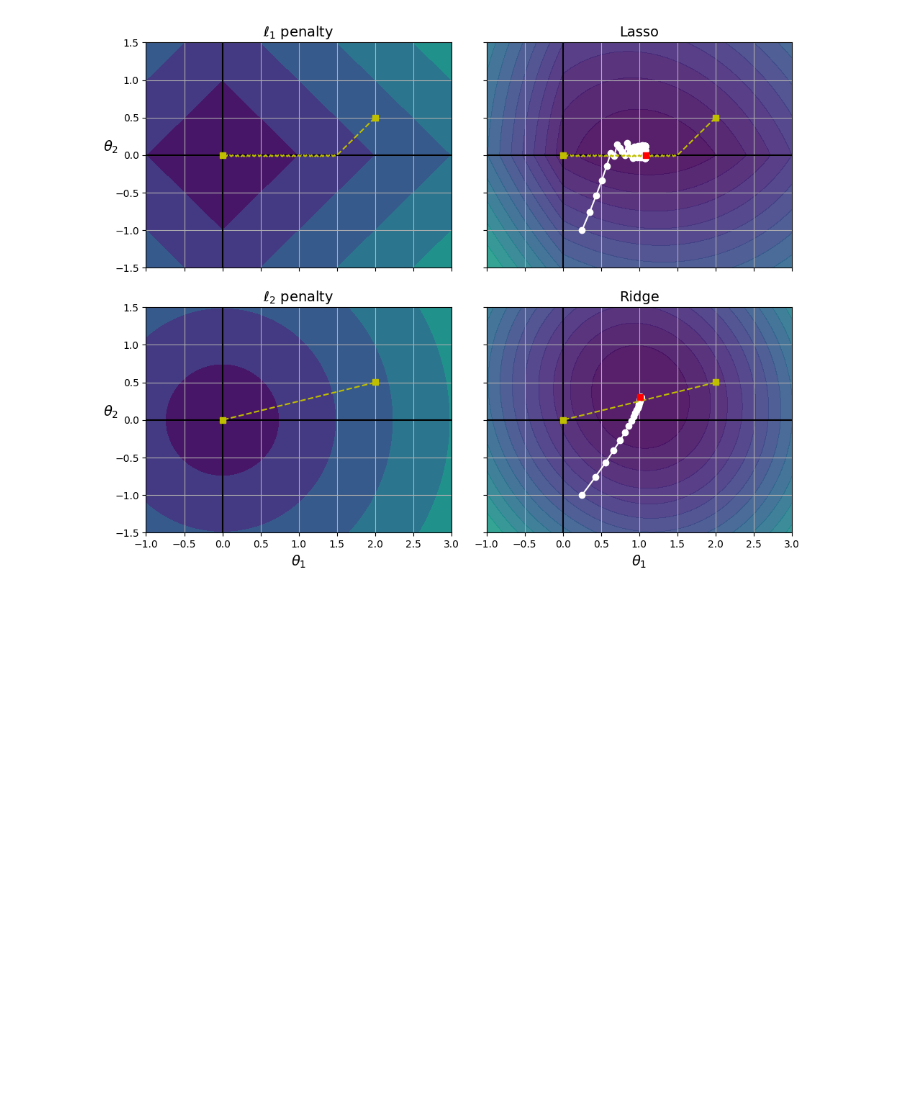
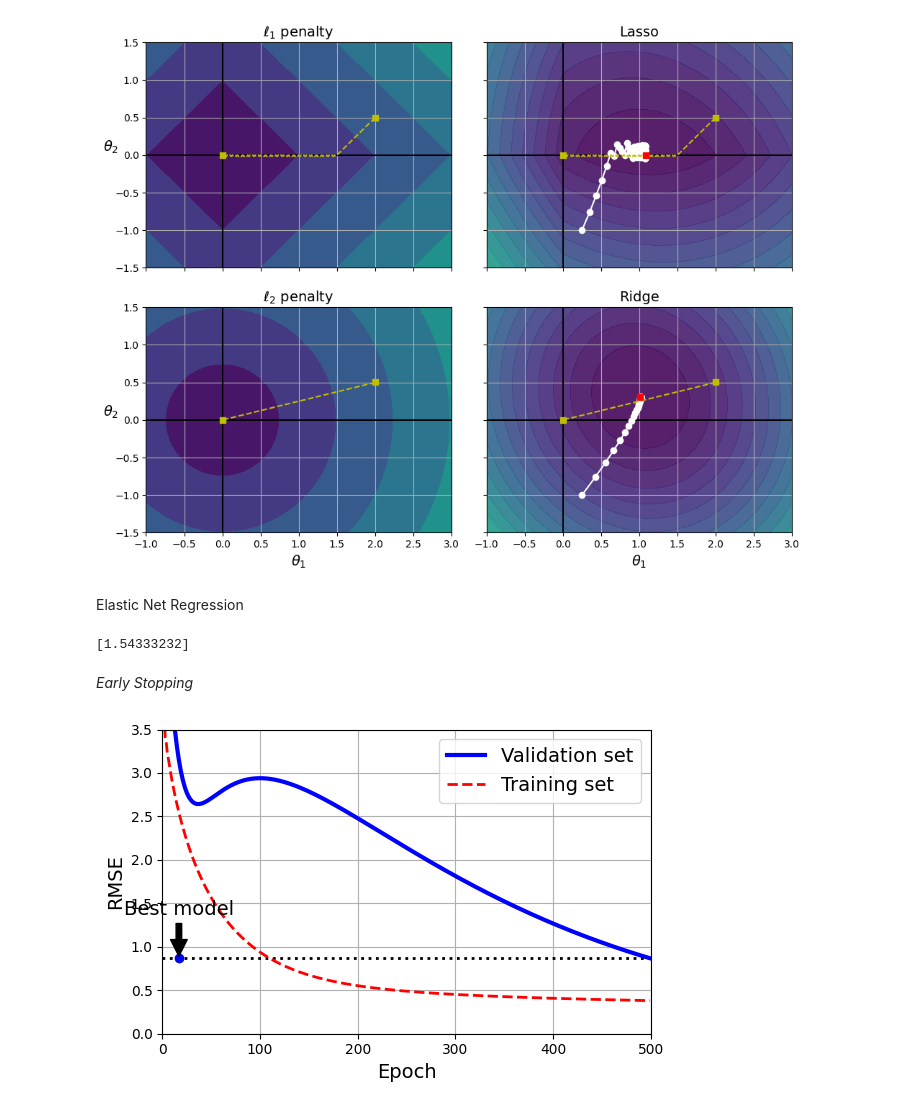
Before and after one commit to Wil1756/100-Days-of-ML, a Jupyter notebook: training_models.ipynb, the cells around one changed output. Drawn from its saved outputs; the diff is of its cells as text; code cells hidden in the pictures; blank space fills up the shorter version.

Commit message:
elastic net

```diff
--- a/training_models.ipynb
+++ b/training_models.ipynb
@@ -622,3 +622,15 @@ save_fig("lasso_vs_ridge_plot")
 plt.show()
 # %% [output]
 [figure]
+# %% [markdown]
+Elastic Net Regression
+# %%
+from sklearn.linear_model import ElasticNet
+
+elastic_net = ElasticNet(alpha=0.1, l1_ratio=0.5)
+elastic_net.fit(X, y)
+print(elastic_net.predict([[1.5]]))
+# %% [output]
+[1.54333232]
+# %% [markdown]
+_Early Stopping_
@@ -624,0 +648,53 @@ plt.show()
+# %%
+from copy import deepcopy
+from sklearn.preprocessing import StandardScaler
+
+np.random.seed(42)
+m = 100
+X = 6 * np.random.rand(m, 1) - 3
+y = 0.5 * X ** 2 + X + 2 + np.random.rand(m, 1)
+X_train, y_train = X[: m // 2], y[: m // 2, 0]
+X_valid, y_valid = X[m // 2 :], y[m // 2 :, 0]
+
+preprocessing = make_pipeline(PolynomialFeatures(degree=90, include_bias=False),
+                              StandardScaler())
+X_train_prep = preprocessing.fit_transform(X_train)
+X_valid_prep = preprocessing.transform(X_valid)
+sgd_reg = SGDRegressor(penalty=None, eta0=0.002, random_state=42)
+n_epochs = 500
+best_valid_rmse = float('inf')
+train_errors, val_errors = [], []
+
+for epoch in range(n_epochs):
+    sgd_reg.partial_fit(X_train_prep, y_train)
+    y_valid_predict = sgd_reg.predict(X_valid_prep)
+    val_error = root_mean_squared_error(y_valid, y_valid_predict)
+    if val_error < best_valid_rmse:
+        best_valid_rmse = val_error
+        best_model  = deepcopy(sgd_reg)
+
+    y_train_predict = sgd_reg.predict(X_train_prep)
+    train_error = root_mean_squared_error(y_train, y_train_predict)
+    val_errors.append(val_error)
+    train_errors.append(train_error)
+
+best_epoch = np.argmin(valid_errors)
+plt.figure(figsize=(6, 4))
+plt.annotate('Best model',
+             xy=(best_epoch, best_valid_rmse),
+             xytext=(best_epoch, best_valid_rmse + 0.5),
+             ha="center",
+             arrowprops=dict(facecolor='black', shrink=0.05))
+plt.plot([0, n_epochs], [best_valid_rmse, best_valid_rmse], "k:", linewidth=2)
+plt.plot(val_errors, "b-", linewidth=3, label="Validation set")
+plt.plot(best_epoch, best_valid_rmse, "bo")
+plt.plot(train_errors, "r--", linewidth=2, label="Training set")
+plt.legend(loc="upper right")
+plt.xlabel("Epoch")
+plt.ylabel("RMSE")
+plt.axis([0, n_epochs, 0, 3.5])
+plt.grid()
+save_fig("early_stopping_plot")
+plt.show()
+# %% [output]
+[figure, added]
```
Also changed, not shown: parts of 1 cell of this notebook.
